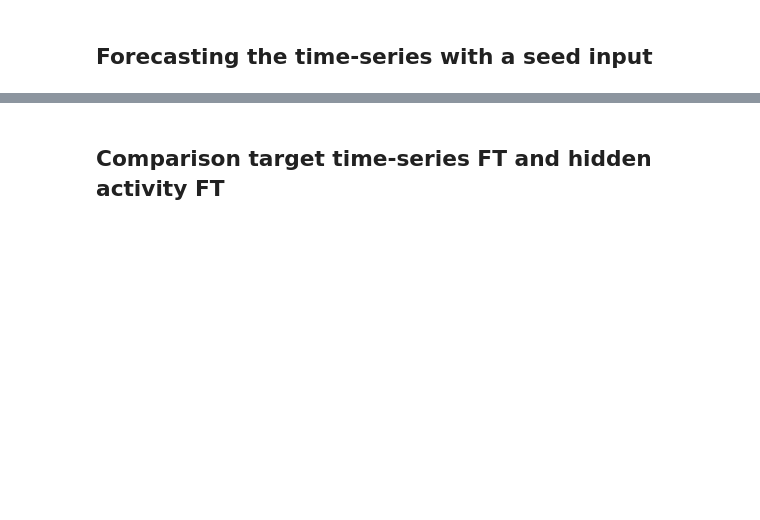
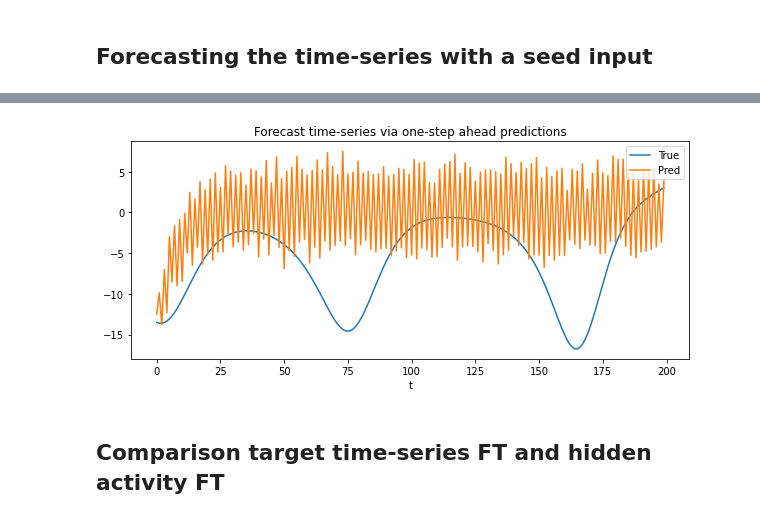
Before and after one commit to mpotta/bptt, a Jupyter notebook: RNNs for Chaos/rnns_for_chaos.ipynb, the cells around one changed output, grey strips where cells are left out. Drawn from its saved outputs; the diff is of its cells as text; code cells hidden in the pictures; blank space fills up the shorter version.

```diff
--- a/RNNs for Chaos/rnns_for_chaos.ipynb
+++ b/RNNs for Chaos/rnns_for_chaos.ipynb
@@ -358,3 +365,9 @@ plot_time_series(X[burn_in_period+q:], one_step, True, mu, sigma, "Forecast time
+# %%
+# Plot predictions
+len = 200
+plot_time_series(X[burn_in_period+q:burn_in_period+q+len], one_step[0:len], normalize_data, "Forecast time-series via one-step ahead predictions")
+# %% [output]
+[figure, added]
 # %% [markdown]
 ## Comparison target time-series FT and hidden activity FT
 # %%
```
Also changed, not shown: parts of 14 cells of this notebook, 1 other file.
